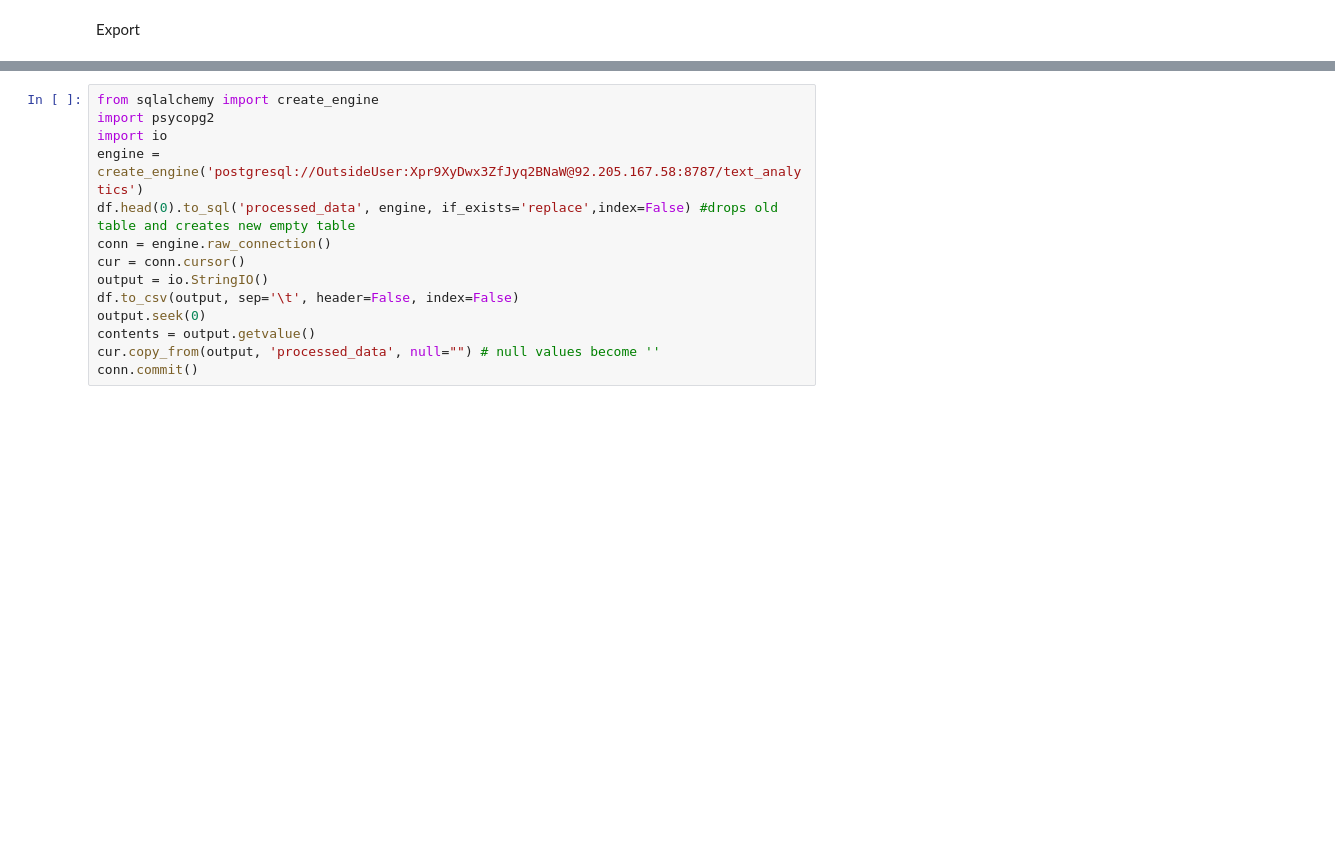
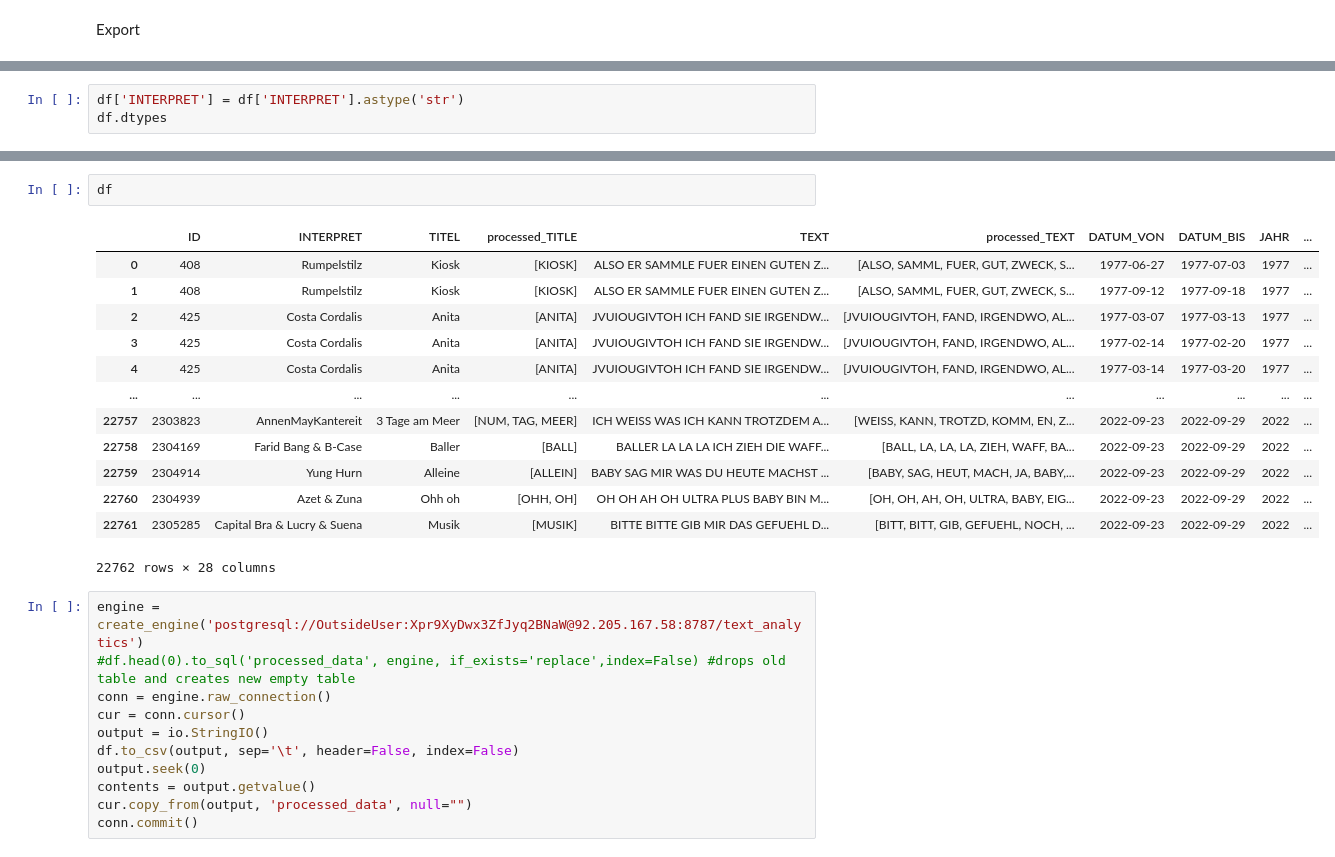
Before and after one commit to bgt0123/TA, a Jupyter notebook: Data Handling.ipynb, the cells around one changed output, grey strips where cells are left out. Cells and saved outputs as stored; diff of their text form; blank space fills up the shorter version.

Commit message:
Updated Data import to Postgre SQL

```diff
--- a/Data Handling.ipynb
+++ b/Data Handling.ipynb
@@ -335,2 +411,5 @@ df.to_csv('Data/processed/EDA.csv')
 df_TITEL.to_csv('Data/processed/TITLE-ANALYSIS.csv')
 df_TEXT.to_csv('Data/processed/TEXT-ANALYSIS.csv')
+# %%
+df['INTERPRET'] = df['INTERPRET'].astype('str')
+df.dtypes
@@ -337,14 +434,27 @@ df_TEXT.to_csv('Data/processed/TEXT-ANALYSIS.csv')
+# %%
+df
+# %% [output]
+|  | ID | INTERPRET | TITEL | processed_TITLE | TEXT | processed_TEXT | DATUM_VON | DATUM_BIS | JAHR | ... |
+| 0 | 408 | Rumpelstilz | Kiosk | [KIOSK] | ALSO ER SAMMLE FUER EINEN GUTEN Z... | [ALSO, SAMML, FUER, GUT, ZWECK, S... | 1977-06-27 | 1977-07-03 | 1977 | ... |
+| 1 | 408 | Rumpelstilz | Kiosk | [KIOSK] | ALSO ER SAMMLE FUER EINEN GUTEN Z... | [ALSO, SAMML, FUER, GUT, ZWECK, S... | 1977-09-12 | 1977-09-18 | 1977 | ... |
+| 2 | 425 | Costa Cordalis | Anita | [ANITA] | JVUIOUGIVTOH ICH FAND SIE IRGENDW... | [JVUIOUGIVTOH, FAND, IRGENDWO, AL... | 1977-03-07 | 1977-03-13 | 1977 | ... |
+| 3 | 425 | Costa Cordalis | Anita | [ANITA] | JVUIOUGIVTOH ICH FAND SIE IRGENDW... | [JVUIOUGIVTOH, FAND, IRGENDWO, AL... | 1977-02-14 | 1977-02-20 | 1977 | ... |
+| 4 | 425 | Costa Cordalis | Anita | [ANITA] | JVUIOUGIVTOH ICH FAND SIE IRGENDW... | [JVUIOUGIVTOH, FAND, IRGENDWO, AL... | 1977-03-14 | 1977-03-20 | 1977 | ... |
+| ... | ... | ... | ... | ... | ... | ... | ... | ... | ... | ... |
+| 22757 | 2303823 | AnnenMayKantereit | 3 Tage am Meer | [NUM, TAG, MEER] | ICH WEISS WAS ICH KANN TROTZDEM A... | [WEISS, KANN, TROTZD, KOMM, EN, Z... | 2022-09-23 | 2022-09-29 | 2022 | ... |
+| 22758 | 2304169 | Farid Bang & B-Case | Baller | [BALL] | BALLER LA LA LA ICH ZIEH DIE WAFF... | [BALL, LA, LA, LA, ZIEH, WAFF, BA... | 2022-09-23 | 2022-09-29 | 2022 | ... |
+| 22759 | 2304914 | Yung Hurn | Alleine | [ALLEIN] | BABY SAG MIR WAS DU HEUTE MACHST ... | [BABY, SAG, HEUT, MACH, JA, BABY,... | 2022-09-23 | 2022-09-29 | 2022 | ... |
+| 22760 | 2304939 | Azet & Zuna | Ohh oh | [OHH, OH] | OH OH AH OH ULTRA PLUS BABY BIN M... | [OH, OH, AH, OH, ULTRA, BABY, EIG... | 2022-09-23 | 2022-09-29 | 2022 | ... |
+| 22761 | 2305285 | Capital Bra & Lucry & Suena | Musik | [MUSIK] | BITTE BITTE GIB MIR DAS GEFUEHL D... | [BITT, BITT, GIB, GEFUEHL, NOCH, ... | 2022-09-23 | 2022-09-29 | 2022 | ... |
+22762 rows × 28 columns
 # %%
-from sqlalchemy import create_engine
-import psycopg2
-import io
 engine = create_engine('postgresql://OutsideUser:Xpr9XyDwx3ZfJyq2BNaW@92.205.167.58:8787/text_analytics')
-df.head(0).to_sql('processed_data', engine, if_exists='replace',index=False) #drops old table and creates new empty table
+#df.head(0).to_sql('processed_data', engine, if_exists='replace',index=False) #drops old table and creates new empty table
 conn = engine.raw_connection()
 cur = conn.cursor()
 output = io.StringIO()
 df.to_csv(output, sep='\t', header=False, index=False)
 output.seek(0)
 contents = output.getvalue()
-cur.copy_from(output, 'processed_data', null="") # null values become ''
+cur.copy_from(output, 'processed_data', null="")
 conn.commit()
```
Also changed, not shown: parts of 24 cells of this notebook, 6 other files.
